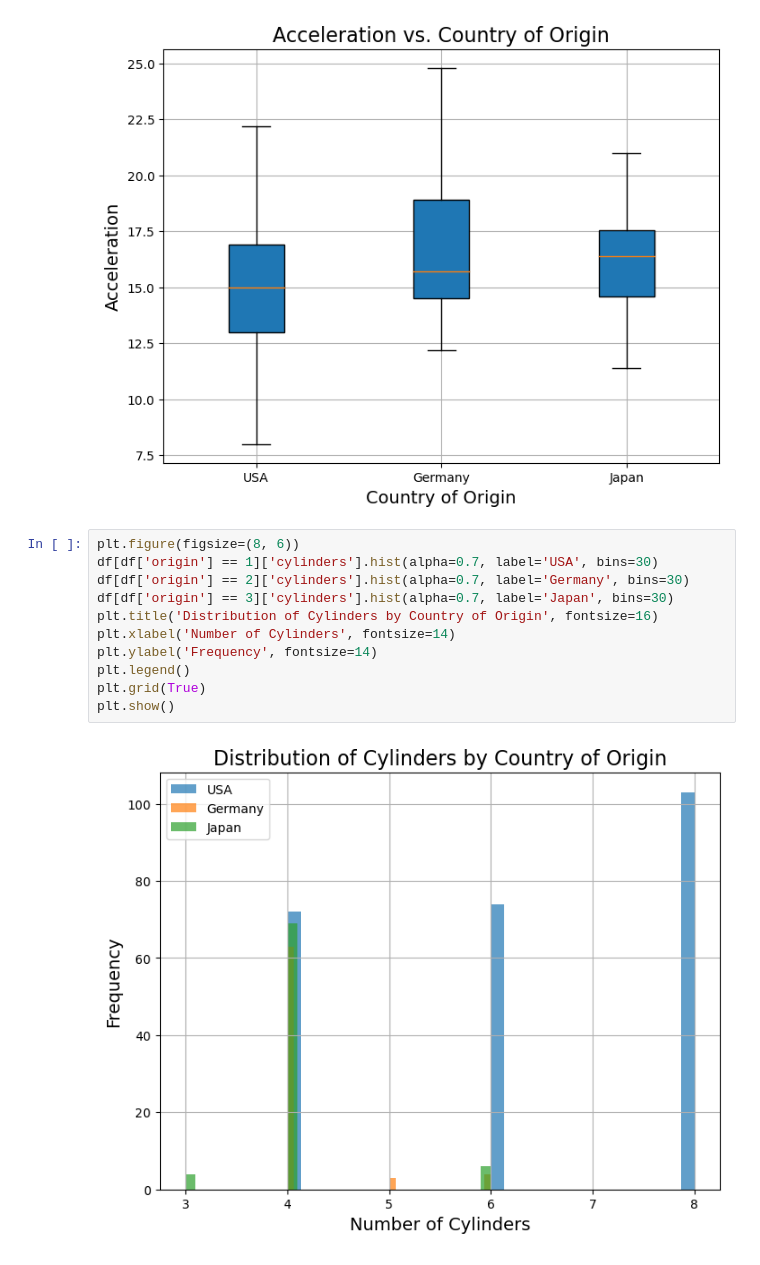
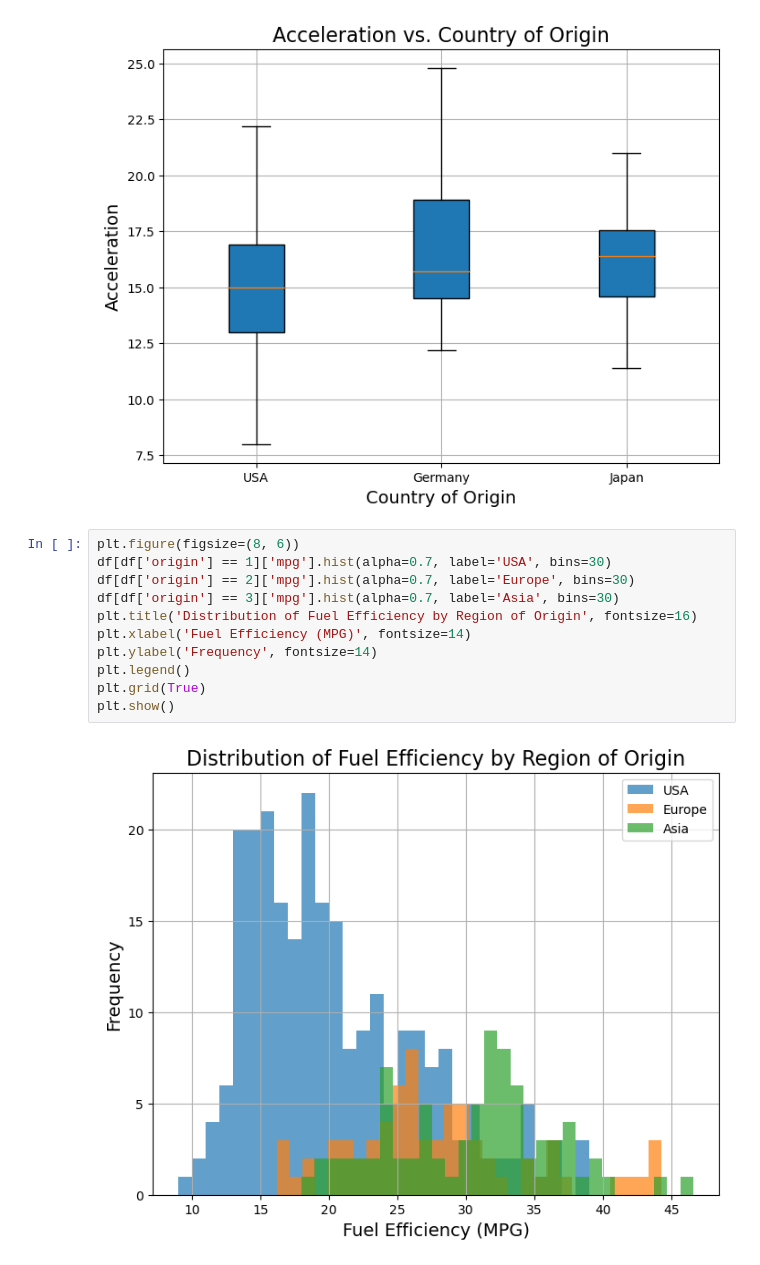
Before and after one commit to DocYoungblood/stats_case_study, a Jupyter notebook: EDA_JJ.ipynb, the cells around one changed output. Cells and saved outputs as stored; diff of their text form.

Commit message:
changed distribution graph

```diff
--- a/EDA_JJ.ipynb
+++ b/EDA_JJ.ipynb
@@ -169,14 +169,14 @@ plt.show()
 [figure]
 # %%
 plt.figure(figsize=(8, 6))
-df[df['origin'] == 1]['cylinders'].hist(alpha=0.7, label='USA', bins=30)
-df[df['origin'] == 2]['cylinders'].hist(alpha=0.7, label='Germany', bins=30)
-df[df['origin'] == 3]['cylinders'].hist(alpha=0.7, label='Japan', bins=30)
-plt.title('Distribution of Cylinders by Country of Origin', fontsize=16)
-plt.xlabel('Number of Cylinders', fontsize=14)
+df[df['origin'] == 1]['mpg'].hist(alpha=0.7, label='USA', bins=30)
+df[df['origin'] == 2]['mpg'].hist(alpha=0.7, label='Europe', bins=30)
+df[df['origin'] == 3]['mpg'].hist(alpha=0.7, label='Asia', bins=30)
+plt.title('Distribution of Fuel Efficiency by Region of Origin', fontsize=16)
+plt.xlabel('Fuel Efficiency (MPG)', fontsize=14)
 plt.ylabel('Frequency', fontsize=14)
 plt.legend()
 plt.grid(True)
 plt.show()
 # %% [output]
-[figure, old version]
+[figure, new version]
```
